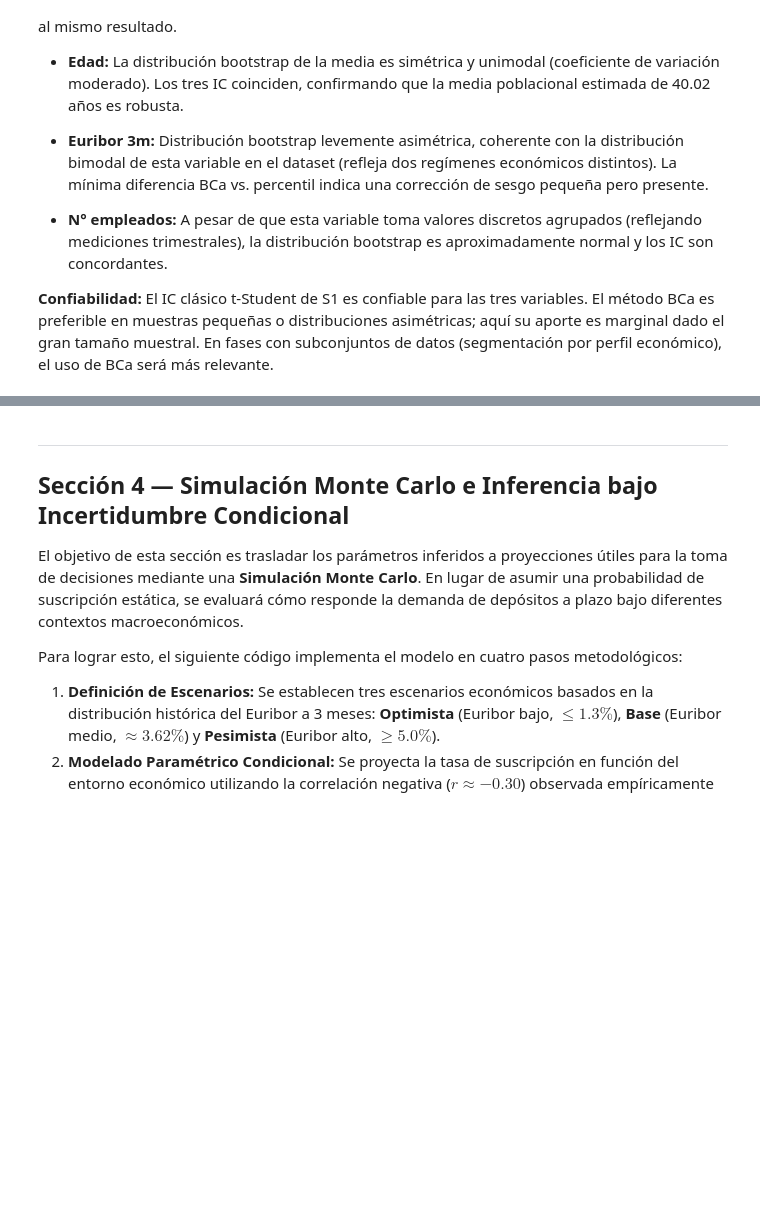
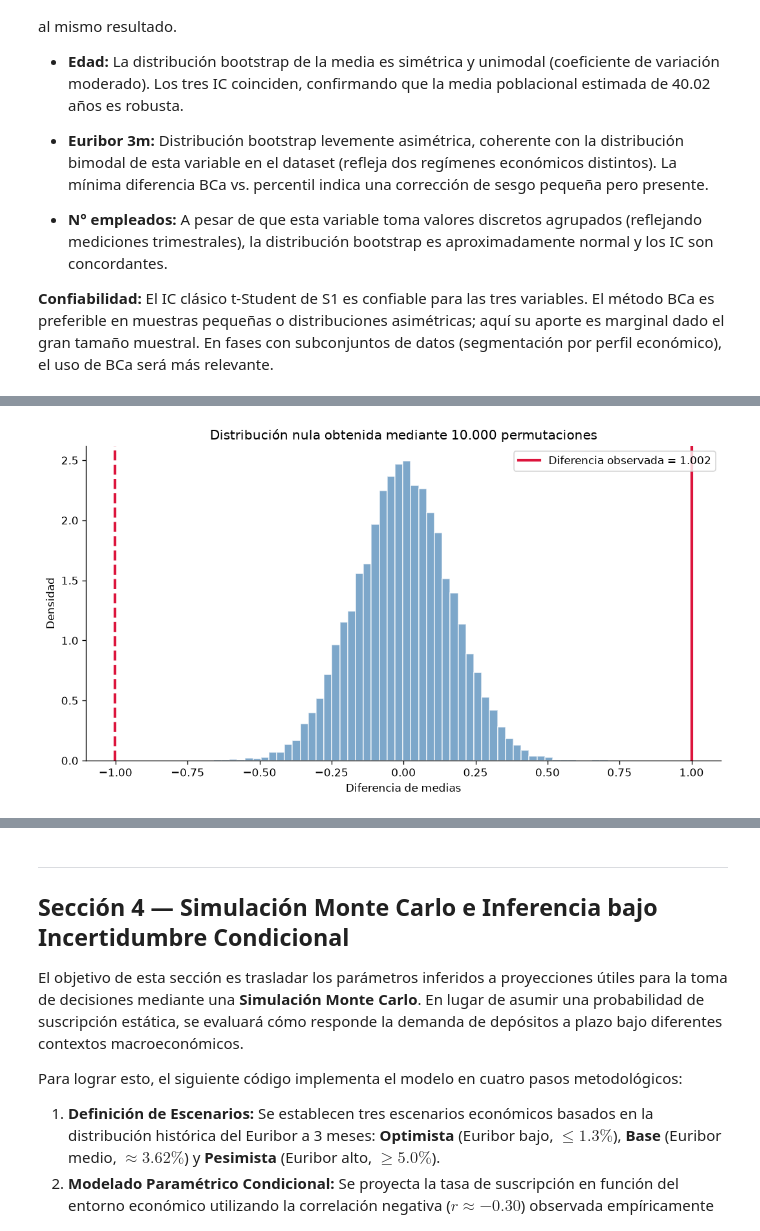
Before and after one commit to k1ngdom0fbullsh1t/proyecto-grupo4-mcdi501, a Jupyter notebook: notebooks/f3_desarrollo/F3_Simulacion.ipynb, the cells around one changed output, grey strips where cells are left out. Drawn from its saved outputs; the diff is of its cells as text; code cells hidden in the pictures; blank space fills up the shorter version.

```diff
--- a/notebooks/f3_desarrollo/F3_Simulacion.ipynb
+++ b/notebooks/f3_desarrollo/F3_Simulacion.ipynb
@@ -230,0 +245,20 @@ IC bootstrap 95% para 5 pares de correlaciones relevantes de S1: euribor3m/nr.em
+# %%
+# Test de permutación vectorizado
+# H0: la edad y la suscripción son independientes.
+
+edad  = df_clean["age"].to_numpy(dtype=float)
+grupo = df_clean["y_bin"].to_numpy()
+n     = len(edad)
+n_yes = grupo.sum()
+
+# Generar N_BOOT permutaciones seleccionando índices aleatorios sin reemplazo
+# para el grupo "yes" — equivalente a permutar las etiquetas
+dif_perm = np.empty(N_BOOT)
+for i in range(N_BOOT):
+    idx_yes = RNG.choice(n, size=n_yes, replace=False)
+    mask = np.zeros(n, dtype=bool)
+    mask[idx_yes] = True
+    dif_perm[i] = edad[mask].mean() - edad[~mask].mean()
+
+print(f"Permutaciones generadas: {len(dif_perm):,}")
+print(f"Media distribución nula: {dif_perm.mean():.4f}")
@@ -230,0 +292,35 @@ IC bootstrap 95% para 5 pares de correlaciones relevantes de S1: euribor3m/nr.em
+# %%
+fig, ax = plt.subplots(figsize=(9, 5))
+
+ax.hist(
+    dif_perm,
+    bins=50,
+    density=True,
+    alpha=0.7,
+    color="steelblue",
+    edgecolor="white"
+)
+
+ax.axvline(
+    dif_observada,
+    color="crimson",
+    linewidth=2.5,
+    label=f"Diferencia observada = {dif_observada:.3f}"
+)
+
+ax.axvline(
+    -dif_observada,
+    color="crimson",
+    linewidth=2.5,
+    linestyle="--"
+)
+
+ax.set_title("Distribución nula obtenida mediante 10.000 permutaciones")
+ax.set_xlabel("Diferencia de medias")
+ax.set_ylabel("Densidad")
+ax.legend()
+
+plt.tight_layout()
+plt.show()
+# %% [output]
+[figure, added]
```
Also changed, not shown: parts of 13 cells of this notebook.
